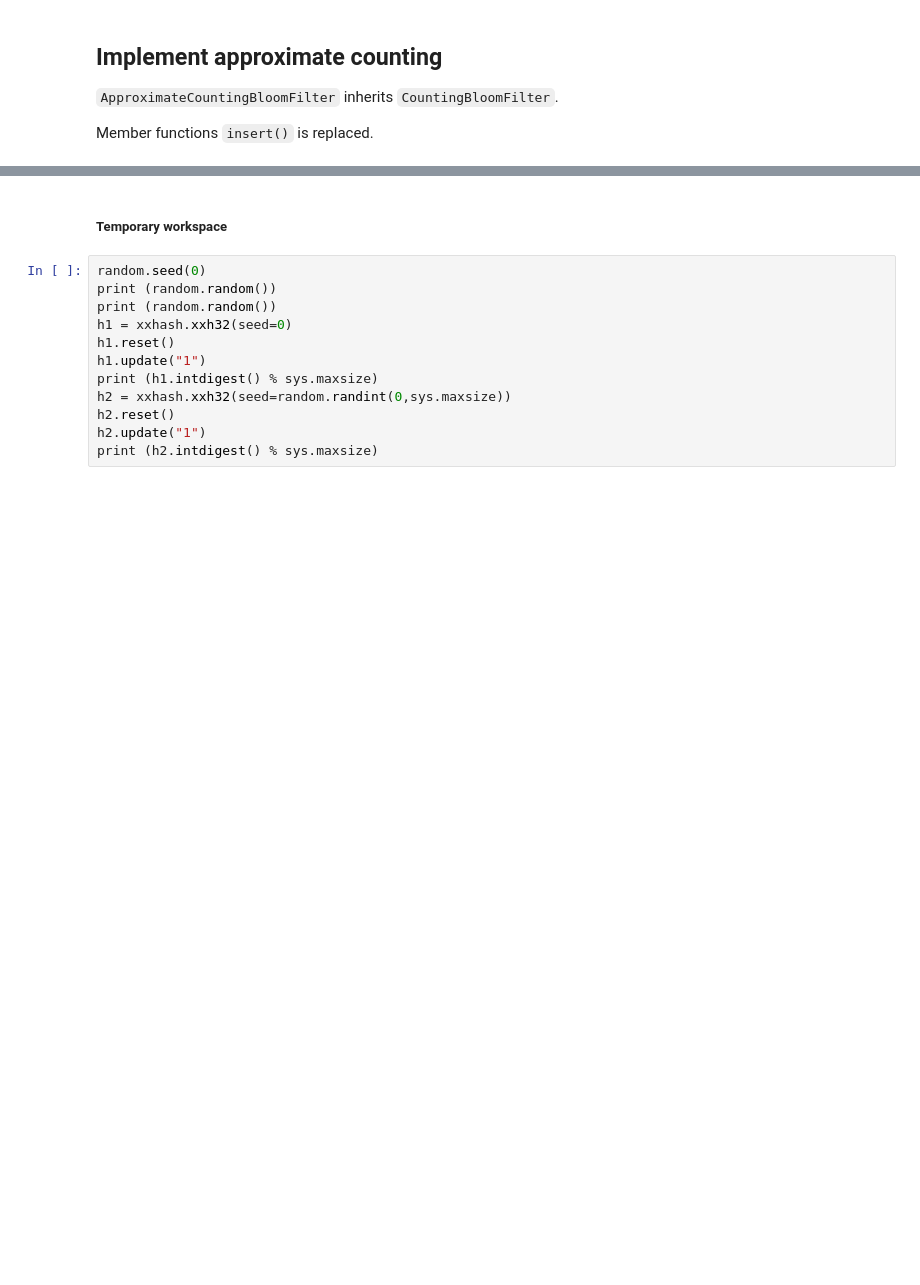
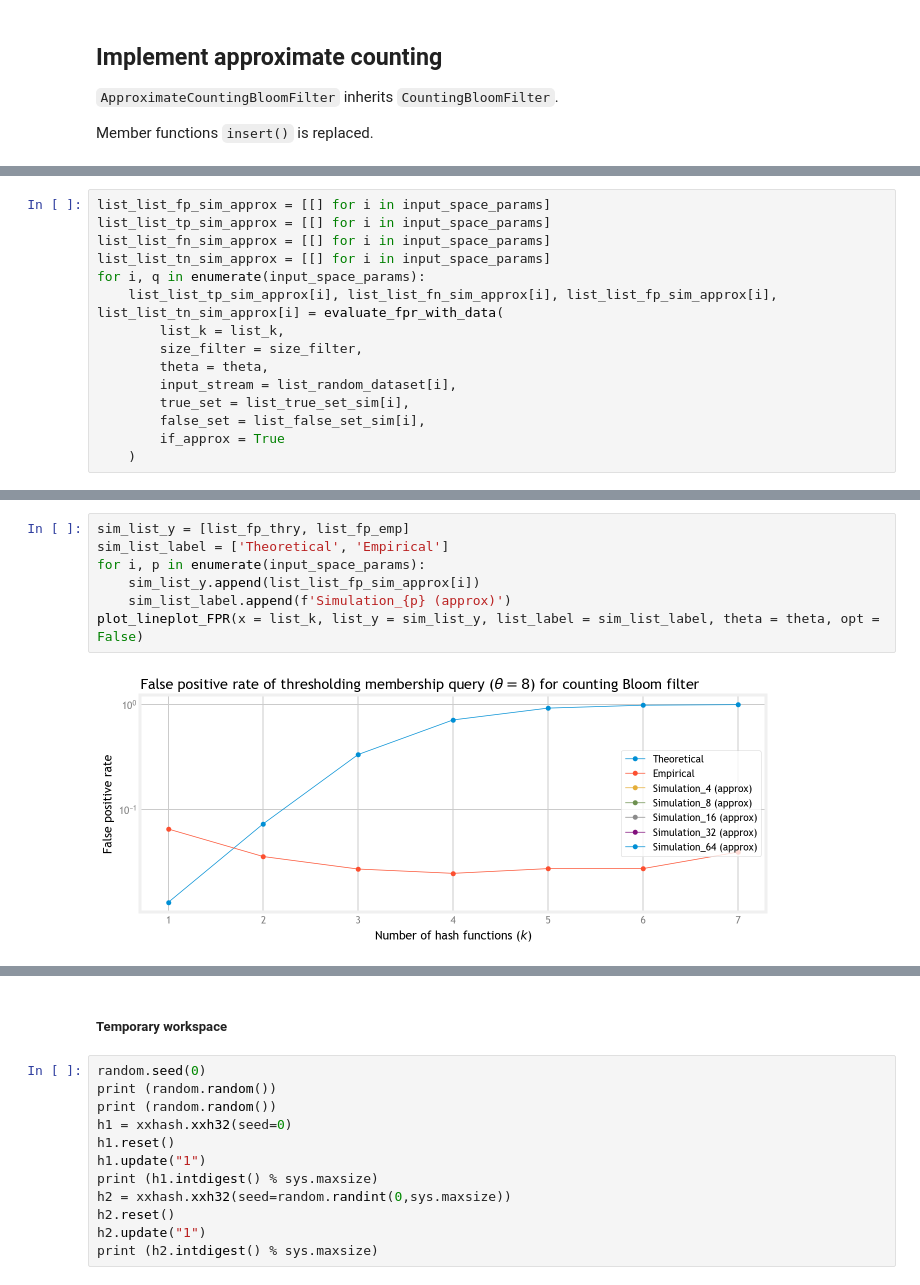
Before and after one commit to milkschen/approx_counting_bloom_filter, a Jupyter notebook: approx_cbf.ipynb, the cells around one changed output, grey strips where cells are left out. Drawn from its saved outputs; the diff is of its cells as text; blank space fills up the shorter version.

```diff
--- a/approx_cbf.ipynb
+++ b/approx_cbf.ipynb
@@ -627,0 +658,15 @@ class ApproximateCountingBloomFilter(CountingBloomFilter):
+# %%
+list_list_fp_sim_approx = [[] for i in input_space_params]
+list_list_tp_sim_approx = [[] for i in input_space_params]
+list_list_fn_sim_approx = [[] for i in input_space_params]
+list_list_tn_sim_approx = [[] for i in input_space_params]
+for i, q in enumerate(input_space_params):
+    list_list_tp_sim_approx[i], list_list_fn_sim_approx[i], list_list_fp_sim_approx[i], list_list_tn_sim_approx[i] = evaluate_fpr_with_data(
+        list_k = list_k,
+        size_filter = size_filter,
+        theta = theta,
+        input_stream = list_random_dataset[i],
+        true_set = list_true_set_sim[i],
+        false_set = list_false_set_sim[i],
+        if_approx = True
+    )
@@ -628 +683,10 @@ class ApproximateCountingBloomFilter(CountingBloomFilter):
+# %%
+sim_list_y = [list_fp_thry, list_fp_emp]
+sim_list_label = ['Theoretical', 'Empirical']
+for i, p in enumerate(input_space_params):
+    sim_list_y.append(list_list_fp_sim_approx[i])
+    sim_list_label.append(f'Simulation_{p} (approx)')
+plot_lineplot_FPR(x = list_k, list_y = sim_list_y, list_label = sim_list_label, theta = theta, opt = False)
+# %% [output]
+[figure, added]
 # %%
```
Also changed, not shown: parts of 8 cells of this notebook.
